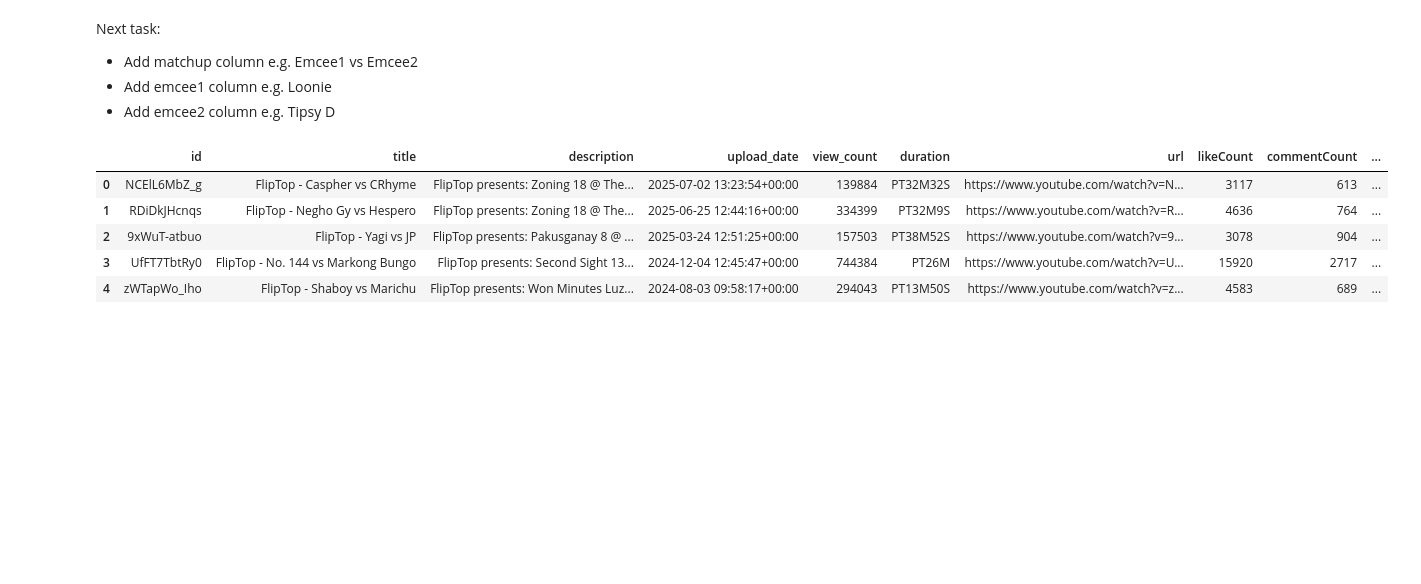
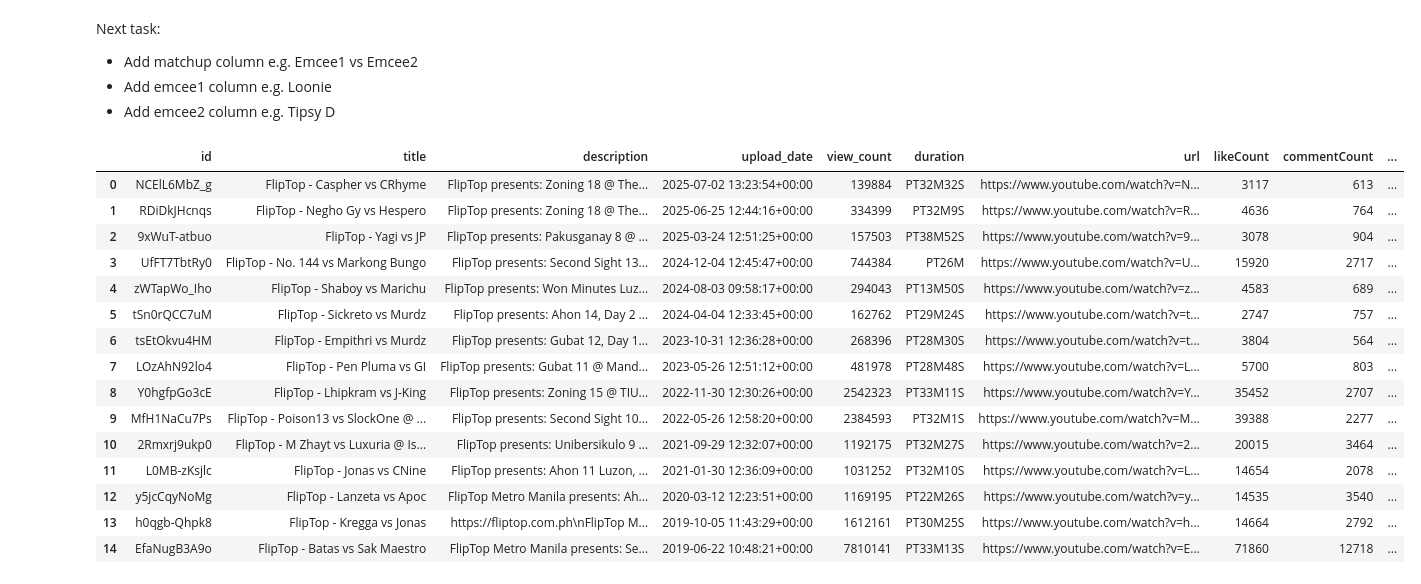
Before and after one commit to russluber/fliptop-analysis, a Jupyter notebook: notebooks/eda.ipynb, the cells around one changed output. Drawn from its saved outputs; the diff is of its cells as text; code cells hidden in the pictures; blank space fills up the shorter version.

```diff
--- a/notebooks/eda.ipynb
+++ b/notebooks/eda.ipynb
@@ -665,11 +586,21 @@ Next task:
 - Add emcee1 column e.g. Loonie
 - Add emcee2 column e.g. Tipsy D
 # %%
-df_cleaned.head(5)
+df_cleaned.head(15)
 # %% [output]
 |  | id | title | description | upload_date | view_count | duration | url | likeCount | commentCount | ... |
 | 0 | NCElL6MbZ_g | FlipTop - Caspher vs CRhyme | FlipTop presents: Zoning 18 @ The... | 2025-07-02 13:23:54+00:00 | 139884 | PT32M32S | https://www.youtube.com/watch?v=N... | 3117 | 613 | ... |
 | 1 | RDiDkJHcnqs | FlipTop - Negho Gy vs Hespero | FlipTop presents: Zoning 18 @ The... | 2025-06-25 12:44:16+00:00 | 334399 | PT32M9S | https://www.youtube.com/watch?v=R... | 4636 | 764 | ... |
 | 2 | 9xWuT-atbuo | FlipTop - Yagi vs JP | FlipTop presents: Pakusganay 8 @ ... | 2025-03-24 12:51:25+00:00 | 157503 | PT38M52S | https://www.youtube.com/watch?v=9... | 3078 | 904 | ... |
 | 3 | UfFT7TbtRy0 | FlipTop - No. 144 vs Markong Bungo | FlipTop presents: Second Sight 13... | 2024-12-04 12:45:47+00:00 | 744384 | PT26M | https://www.youtube.com/watch?v=U... | 15920 | 2717 | ... |
 | 4 | zWTapWo_Iho | FlipTop - Shaboy vs Marichu | FlipTop presents: Won Minutes Luz... | 2024-08-03 09:58:17+00:00 | 294043 | PT13M50S | https://www.youtube.com/watch?v=z... | 4583 | 689 | ... |
+| 5 | tSn0rQCC7uM | FlipTop - Sickreto vs Murdz | FlipTop presents: Ahon 14, Day 2 ... | 2024-04-04 12:33:45+00:00 | 162762 | PT29M24S | https://www.youtube.com/watch?v=t... | 2747 | 757 | ... |
+| 6 | tsEtOkvu4HM | FlipTop - Empithri vs Murdz | FlipTop presents: Gubat 12, Day 1... | 2023-10-31 12:36:28+00:00 | 268396 | PT28M30S | https://www.youtube.com/watch?v=t... | 3804 | 564 | ... |
+| 7 | LOzAhN92lo4 | FlipTop - Pen Pluma vs GI | FlipTop presents: Gubat 11 @ Mand... | 2023-05-26 12:51:12+00:00 | 481978 | PT28M48S | https://www.youtube.com/watch?v=L... | 5700 | 803 | ... |
+| 8 | Y0hgfpGo3cE | FlipTop - Lhipkram vs J-King | FlipTop presents: Zoning 15 @ TIU... | 2022-11-30 12:30:26+00:00 | 2542323 | PT33M11S | https://www.youtube.com/watch?v=Y... | 35452 | 2707 | ... |
+| 9 | MfH1NaCu7Ps | FlipTop - Poison13 vs SlockOne @ ... | FlipTop presents: Second Sight 10... | 2022-05-26 12:58:20+00:00 | 2384593 | PT32M1S | https://www.youtube.com/watch?v=M... | 39388 | 2277 | ... |
+| 10 | 2Rmxrj9ukp0 | FlipTop - M Zhayt vs Luxuria @ Is... | FlipTop presents: Unibersikulo 9 ... | 2021-09-29 12:32:07+00:00 | 1192175 | PT32M27S | https://www.youtube.com/watch?v=2... | 20015 | 3464 | ... |
+| 11 | L0MB-zKsjlc | FlipTop - Jonas vs CNine | FlipTop presents: Ahon 11 Luzon, ... | 2021-01-30 12:36:09+00:00 | 1031252 | PT32M10S | https://www.youtube.com/watch?v=L... | 14654 | 2078 | ... |
+| 12 | y5jcCqyNoMg | FlipTop - Lanzeta vs Apoc | FlipTop Metro Manila presents: Ah... | 2020-03-12 12:23:51+00:00 | 1169195 | PT22M26S | https://www.youtube.com/watch?v=y... | 14535 | 3540 | ... |
+| 13 | h0qgb-Qhpk8 | FlipTop - Kregga vs Jonas | https://fliptop.com.ph\nFlipTop M... | 2019-10-05 11:43:29+00:00 | 1612161 | PT30M25S | https://www.youtube.com/watch?v=h... | 14664 | 2792 | ... |
+| 14 | EfaNugB3A9o | FlipTop - Batas vs Sak Maestro | FlipTop Metro Manila presents: Se... | 2019-06-22 10:48:21+00:00 | 7810141 | PT33M13S | https://www.youtube.com/watch?v=E... | 71860 | 12718 | ... |
```
Also changed, not shown: parts of 16 cells of this notebook.
